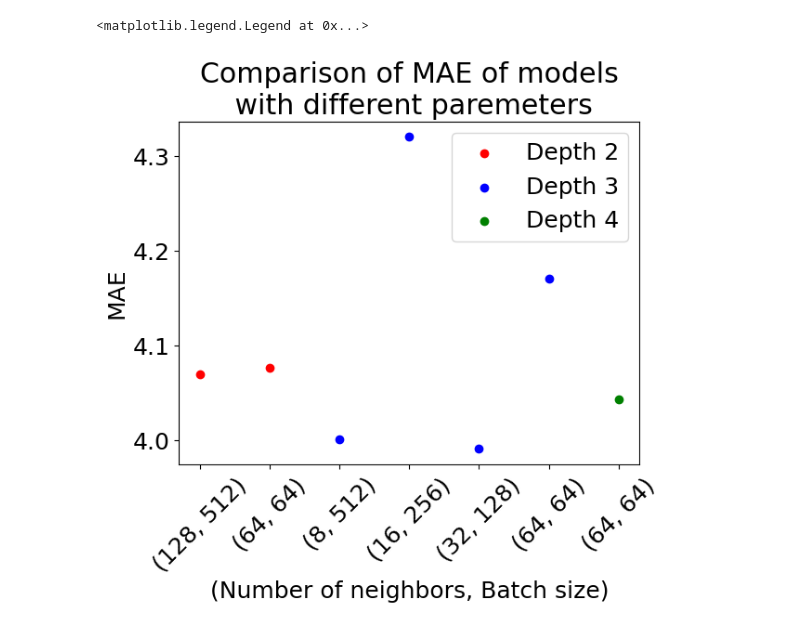
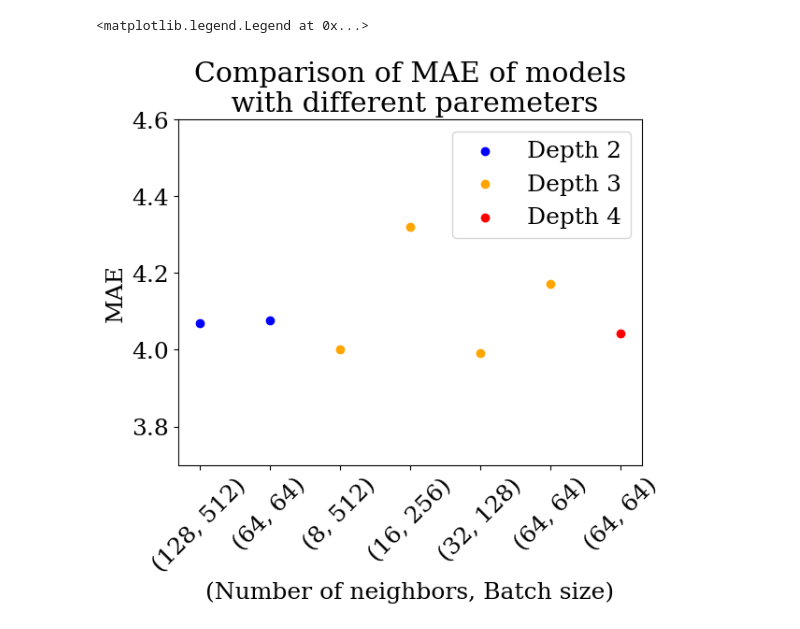
Before and after one commit to elgroselj/machine_learning_on_graphs, a Jupyter notebook: present.ipynb, the cells around one changed output. Saved outputs shown, nothing was run; the diff lists cells and outputs as text; code cells hidden in the pictures.

```diff
--- a/present.ipynb
+++ b/present.ipynb
@@ -1,23 +1,27 @@
 # %%
 import matplotlib.pyplot as plt
+plt.rcParams.update({'font.size': 18, "font.family": "serif"})
 # %%
-plt.rcParams.update({'font.size': 18})
+
 
 default_errors = [3.95006284157435, 4.06939767423429, 4.20824378766511]
 id_awareness_errors = [4.1224047058507, 4.13595043680124, 3.82736308382268]
 
-plt.scatter([1]*len(default_errors), default_errors,s=100)
-plt.scatter([2]*len(id_awareness_errors), id_awareness_errors,s=100)
 
-plt.scatter([1,2], [sum(default_errors)/len(default_errors),sum(id_awareness_errors)/len(id_awareness_errors)], color="green", marker="x",s=100,label="Average")
+plt.scatter([1]*len(default_errors), default_errors, color="blue")
+plt.scatter([2]*len(id_awareness_errors), id_awareness_errors, color="blue")
+
+plt.scatter([1,2], [sum(default_errors)/len(default_errors),sum(id_awareness_errors)/len(id_awareness_errors)], color="green", marker="x",label="Average")
 
 plt.title("Comparison of MAE of models\n without or with ID-awareness")
 plt.ylabel("MAE")
-plt.xticks([1, 2], ["Default", "Default with ID-awareness"])
+plt.xticks([1, 2], ["Without", "With"])
+plt.xlabel("ID-awareness")
 
 plt.legend()
 
 plt.xlim(0.5, 2.5)
+plt.ylim(3.7, 4.6)
 
 # plt.savefig("id_awareness_comparison.png")
 # %% [output]
@@ -61,29 +68,31 @@ d4 = {(64,64): 4.04289894810894}
 # %%
 l2 = list(d2.values())
 
 l3 = list(d3.values())
 
 l4 = list(d4.values())
 
 yy = l2+l3+l4
 xx = range(len(yy))
 
-colors = ["red"]*len(l2)+["blue"]*len(l3)+["green"]*len(l4)
-labels = ["Depth 2"]*len(l2)+["Depth 3"]*len(l3)+["Depth 4"]*len(l4)
+# colors = ["red"]*len(l2)+["blue"]*len(l3)+["green"]*len(l4)
+# labels = ["Depth 2"]*len(l2)+["Depth 3"]*len(l3)+["Depth 4"]*len(l4)
 
 plt.title("Comparison of MAE of models\n with different paremeters")
 
 plt.xticks(xx, list(d2.keys())+list(d3.keys())+list(d4.keys()), rotation=45)
 
-plt.scatter(xx[:len(l2)], yy[:len(l2)], c="red", label="Depth 2")
-plt.scatter(xx[len(l2):len(l2)+len(l3)], yy[len(l2):len(l2)+len(l3)], c="blue", label="Depth 3")
-plt.scatter(xx[len(l2)+len(l3):], yy[len(l2)+len(l3):], c="green", label="Depth 4")
+plt.scatter(xx[:len(l2)], yy[:len(l2)], c="blue", label="Depth 2")
+plt.scatter(xx[len(l2):len(l2)+len(l3)], yy[len(l2):len(l2)+len(l3)], c="orange", label="Depth 3")
+plt.scatter(xx[len(l2)+len(l3):], yy[len(l2)+len(l3):], c="red", label="Depth 4")
 
 plt.ylabel("MAE")
 plt.xlabel("(Number of neighbors, Batch size)")
 
+plt.ylim(3.7, 4.6)
+
 
 plt.legend()
 # %% [output]
 <matplotlib.legend.Legend at 0x...>
-[figure, old version]
+[figure, new version]
```
Also changed, not shown: parts of 5 cells of this notebook, 32 other files.
